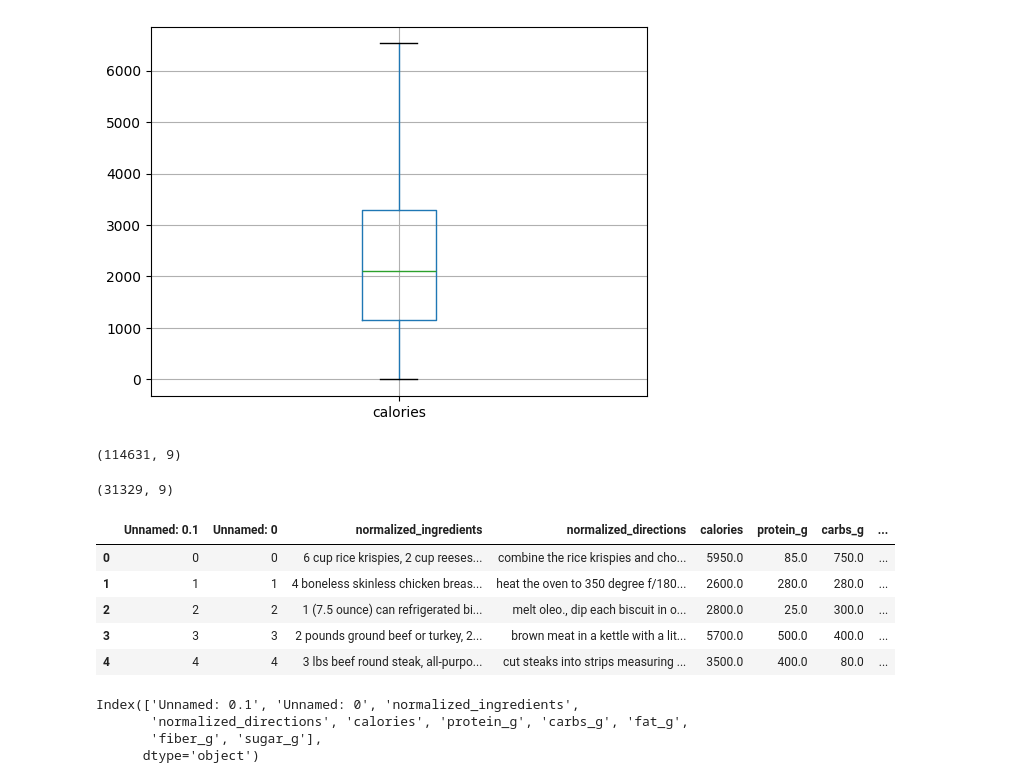
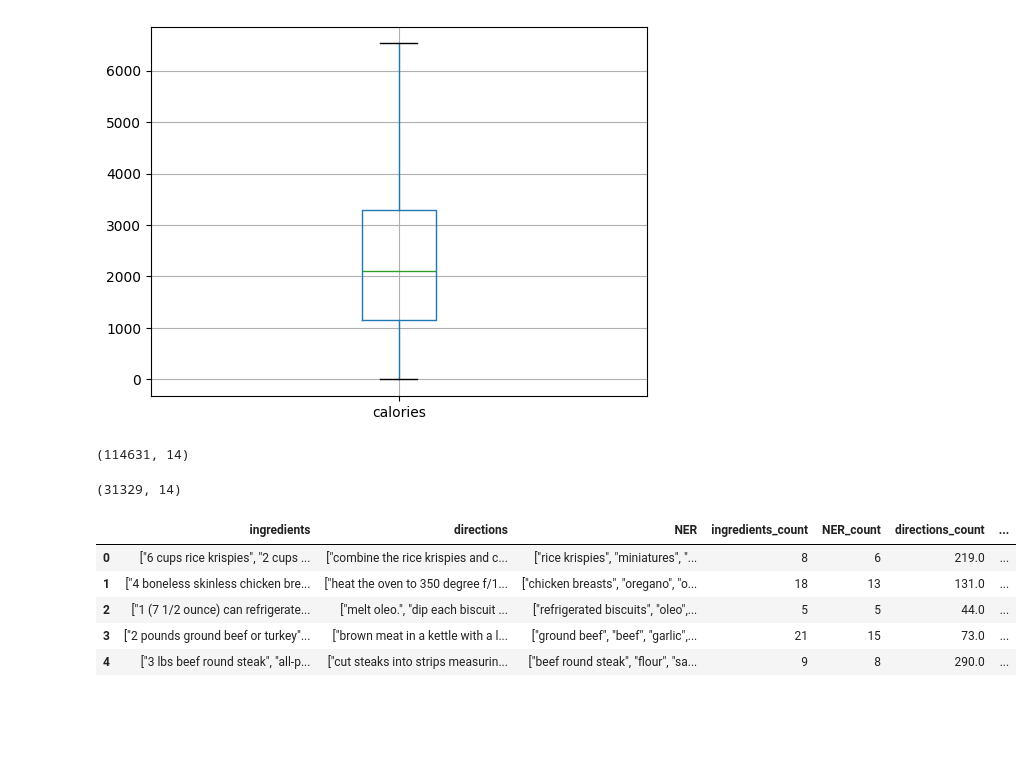
Before and after one commit to michp15/DSC514_NLP_Project, a Jupyter notebook: prepare.ipynb, the cells around one changed output. Saved outputs shown, nothing was run; the diff lists cells and outputs as text; code cells hidden in the pictures; blank space fills up the shorter version.

```diff
--- a/prepare.ipynb
+++ b/prepare.ipynb
@@ -495,11 +535,11 @@ df_nutrients.boxplot(column=['calories'])
 <Axes: >
 [figure]
 # %%
-df_nutrients.shape
+df.shape
 # %% [output]
-(114631, 9)
+(114631, 14)
 # %%
-df_nutrients[df_nutrients.calories <= 1200].shape
+df[df.calories <= 1200].shape
 # %% [output]
-(31329, 9)
+(31329, 14)
 # %%
@@ -507,18 +547,11 @@ df_nutrients[df_nutrients.calories <= 1200].shape
 # %%
-df_nutrients_filtered = pd.read_csv("nutrients_df_filtered.csv")
+df_with_nutrients = pd.read_csv("data_with_nutrients_final.csv")
 # %%
-df_nutrients_filtered.head()
+df_with_nutrients.head()
 # %% [output]
-|  | Unnamed: 0.1 | Unnamed: 0 | normalized_ingredients | normalized_directions | calories | protein_g | carbs_g | ... |
-| 0 | 0 | 0 | 6 cup rice krispies, 2 cup reeses... | combine the rice krispies and cho... | 5950.0 | 85.0 | 750.0 | ... |
-| 1 | 1 | 1 | 4 boneless skinless chicken breas... | heat the oven to 350 degree f/180... | 2600.0 | 280.0 | 280.0 | ... |
-| 2 | 2 | 2 | 1 (7.5 ounce) can refrigerated bi... | melt oleo., dip each biscuit in o... | 2800.0 | 25.0 | 300.0 | ... |
-| 3 | 3 | 3 | 2 pounds ground beef or turkey, 2... | brown meat in a kettle with a lit... | 5700.0 | 500.0 | 400.0 | ... |
-| 4 | 4 | 4 | 3 lbs beef round steak, all-purpo... | cut steaks into strips measuring ... | 3500.0 | 400.0 | 80.0 | ... |
+|  | ingredients | directions | NER | ingredients_count | NER_count | directions_count | ... |
+| 0 | ["6 cups rice krispies", "2 cups ... | ["combine the rice krispies and c... | ["rice krispies", "miniatures", "... | 8 | 6 | 219.0 | ... |
+| 1 | ["4 boneless skinless chicken bre... | ["heat the oven to 350 degree f/1... | ["chicken breasts", "oregano", "o... | 18 | 13 | 131.0 | ... |
+| 2 | ["1 (7 1/2 ounce) can refrigerate... | ["melt oleo.", "dip each biscuit ... | ["refrigerated biscuits", "oleo",... | 5 | 5 | 44.0 | ... |
+| 3 | ["2 pounds ground beef or turkey"... | ["brown meat in a kettle with a l... | ["ground beef", "beef", "garlic",... | 21 | 15 | 73.0 | ... |
+| 4 | ["3 lbs beef round steak", "all-p... | ["cut steaks into strips measurin... | ["beef round steak", "flour", "sa... | 9 | 8 | 290.0 | ... |
-# %%
-df_nutrients_filtered.columns
-# %% [output]
-Index(['Unnamed: 0.1', 'Unnamed: 0', 'normalized_ingredients',
-       'normalized_directions', 'calories', 'protein_g', 'carbs_g', 'fat_g',
-       'fiber_g', 'sugar_g'],
-      dtype='object')
```
Also changed, not shown: parts of 36 cells of this notebook.
